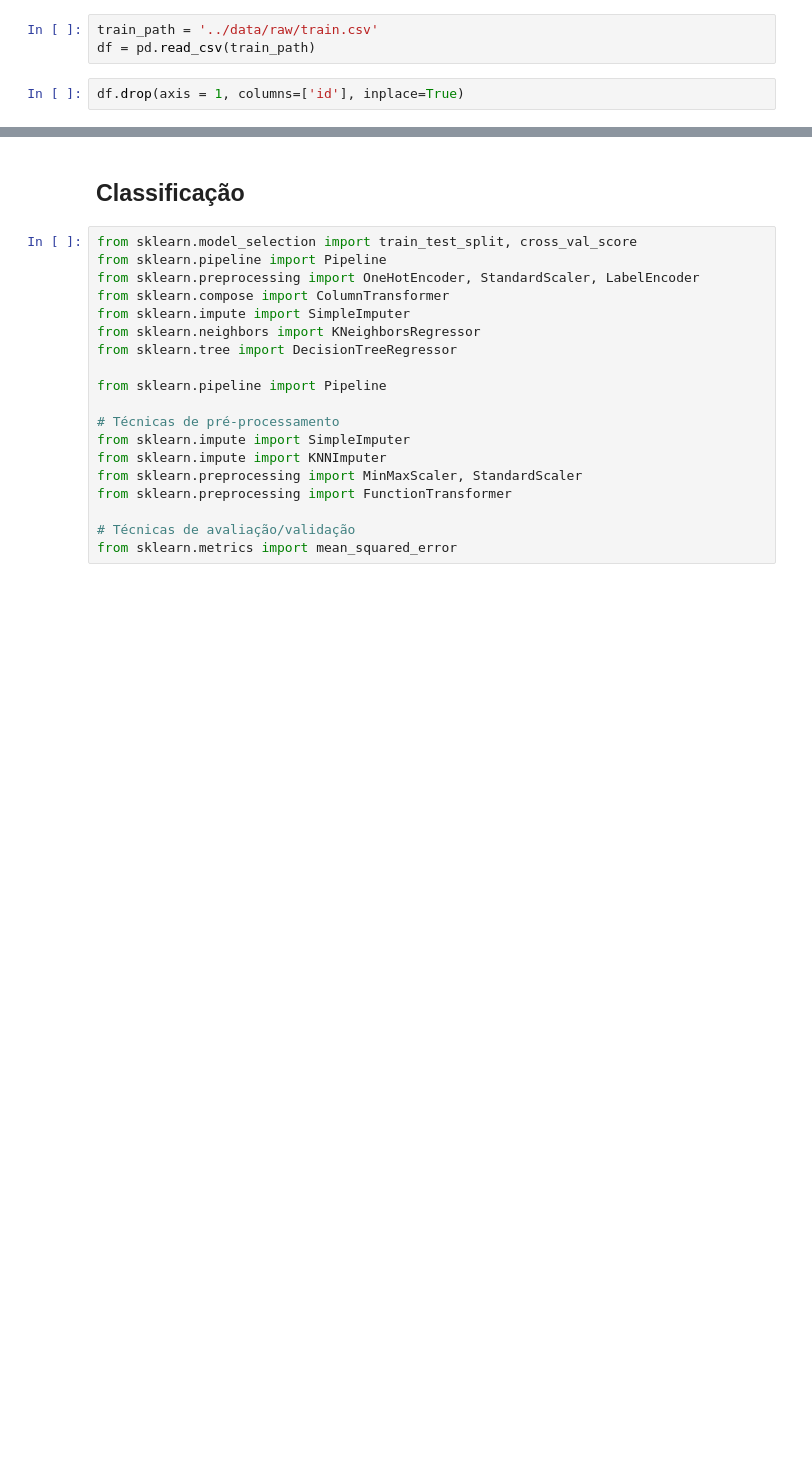
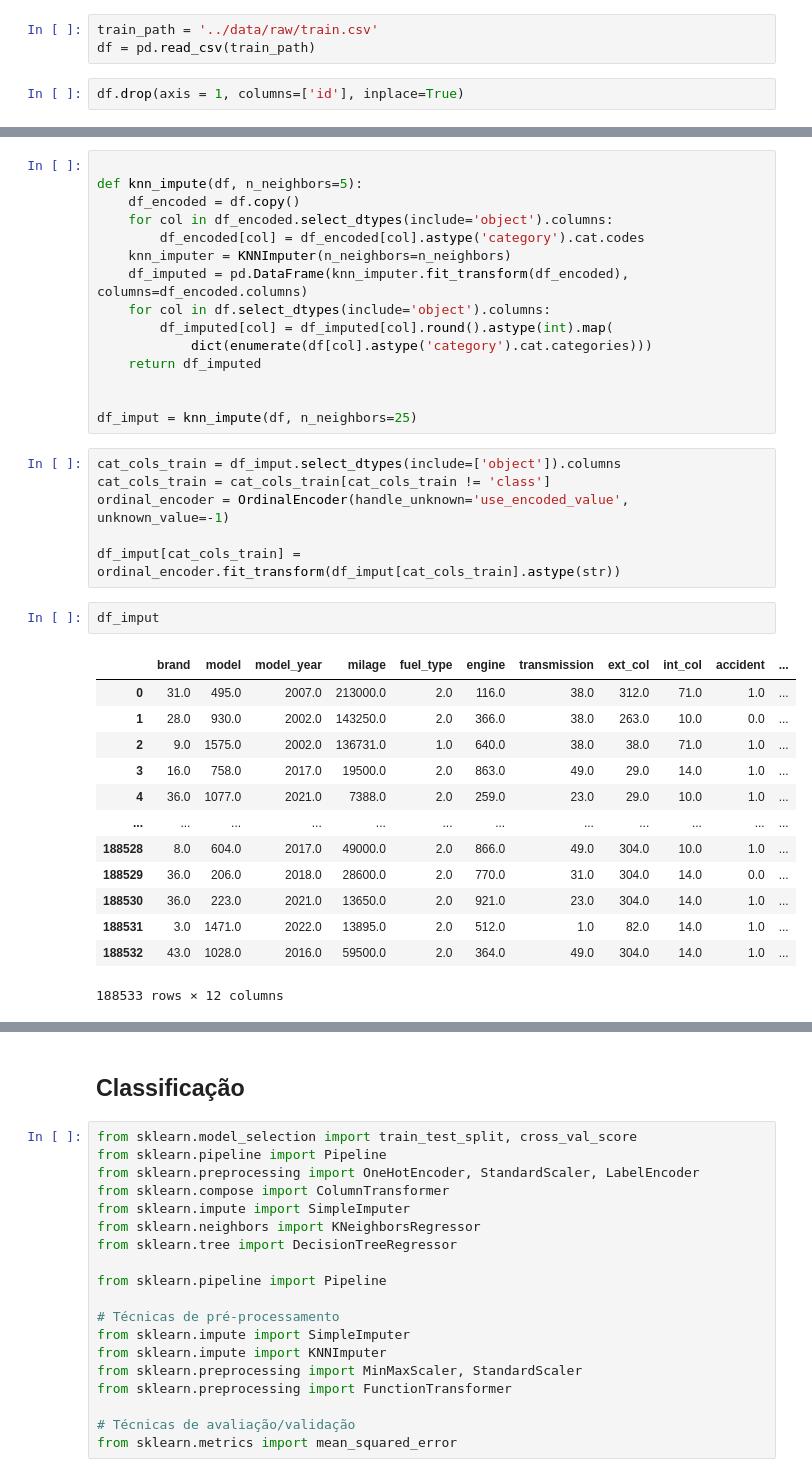
Before and after one commit to Jonatanlima852/exame-cmc16, a Jupyter notebook: notebooks/models/model_selection.ipynb, the cells around one changed output, grey strips where cells are left out. Drawn from its saved outputs; the diff is of its cells as text; blank space fills up the shorter version.

```diff
--- a/notebooks/models/model_selection.ipynb
+++ b/notebooks/models/model_selection.ipynb
@@ -44,0 +32,37 @@ df.head(10)
+# %%
+
+def knn_impute(df, n_neighbors=5):
+    df_encoded = df.copy()
+    for col in df_encoded.select_dtypes(include='object').columns:
+        df_encoded[col] = df_encoded[col].astype('category').cat.codes
+    knn_imputer = KNNImputer(n_neighbors=n_neighbors)
+    df_imputed = pd.DataFrame(knn_imputer.fit_transform(df_encoded), columns=df_encoded.columns)
+    for col in df.select_dtypes(include='object').columns:
+        df_imputed[col] = df_imputed[col].round().astype(int).map(
+            dict(enumerate(df[col].astype('category').cat.categories)))
+    return df_imputed
+
+
+df_imput = knn_impute(df, n_neighbors=25)
+# %%
+cat_cols_train = df_imput.select_dtypes(include=['object']).columns
+cat_cols_train = cat_cols_train[cat_cols_train != 'class']
+ordinal_encoder = OrdinalEncoder(handle_unknown='use_encoded_value', unknown_value=-1)
+
+df_imput[cat_cols_train] = ordinal_encoder.fit_transform(df_imput[cat_cols_train].astype(str))
+# %%
+df_imput
+# %% [output]
+|  | brand | model | model_year | milage | fuel_type | engine | transmission | ext_col | int_col | accident | ... |
+| 0 | 31.0 | 495.0 | 2007.0 | 213000.0 | 2.0 | 116.0 | 38.0 | 312.0 | 71.0 | 1.0 | ... |
+| 1 | 28.0 | 930.0 | 2002.0 | 143250.0 | 2.0 | 366.0 | 38.0 | 263.0 | 10.0 | 0.0 | ... |
+| 2 | 9.0 | 1575.0 | 2002.0 | 136731.0 | 1.0 | 640.0 | 38.0 | 38.0 | 71.0 | 1.0 | ... |
+| 3 | 16.0 | 758.0 | 2017.0 | 19500.0 | 2.0 | 863.0 | 49.0 | 29.0 | 14.0 | 1.0 | ... |
+| 4 | 36.0 | 1077.0 | 2021.0 | 7388.0 | 2.0 | 259.0 | 23.0 | 29.0 | 10.0 | 1.0 | ... |
+| ... | ... | ... | ... | ... | ... | ... | ... | ... | ... | ... | ... |
+| 188528 | 8.0 | 604.0 | 2017.0 | 49000.0 | 2.0 | 866.0 | 49.0 | 304.0 | 10.0 | 1.0 | ... |
+| 188529 | 36.0 | 206.0 | 2018.0 | 28600.0 | 2.0 | 770.0 | 31.0 | 304.0 | 14.0 | 0.0 | ... |
+| 188530 | 36.0 | 223.0 | 2021.0 | 13650.0 | 2.0 | 921.0 | 23.0 | 304.0 | 14.0 | 1.0 | ... |
+| 188531 | 3.0 | 1471.0 | 2022.0 | 13895.0 | 2.0 | 512.0 | 1.0 | 82.0 | 14.0 | 1.0 | ... |
+| 188532 | 43.0 | 1028.0 | 2016.0 | 59500.0 | 2.0 | 364.0 | 49.0 | 304.0 | 14.0 | 1.0 | ... |
+188533 rows × 12 columns
```
Also changed, not shown: parts of 28 cells of this notebook.
